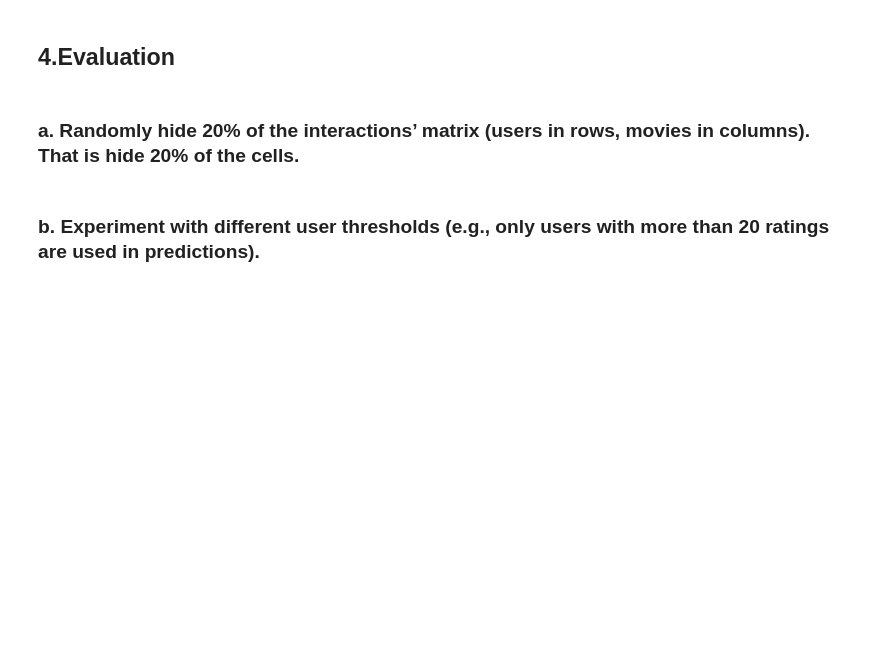
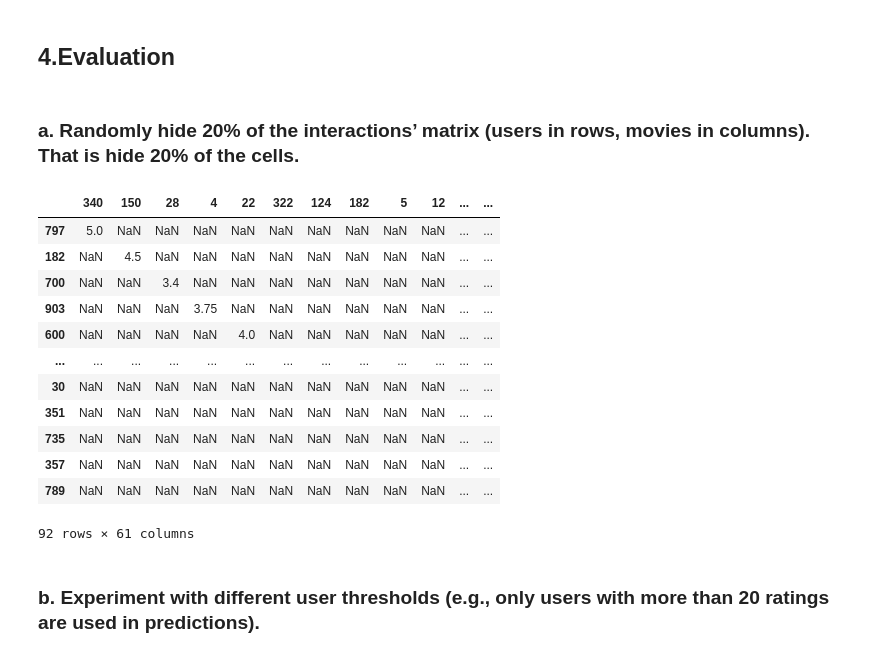
Before and after one commit to NikosKontou/6001-Project, a Jupyter notebook: project.ipynb, the cells around one changed output. Drawn from its saved outputs; the diff is of its cells as text; code cells hidden in the pictures; blank space fills up the shorter version.

```diff
--- a/project.ipynb
+++ b/project.ipynb
@@ -466,6 +558,35 @@ User5     1.0     5.0     5.0     NaN     NaN
 ## 4.Evaluation
 # %% [markdown]
 ### a. Randomly hide 20% of the interactions’ matrix (users in rows, movies in columns). That is hide 20% of the cells.
+# %%
+hiddenData = Find20ofData2Hide(removedOutliers.sample(frac=0.1,random_state=200, axis= 0))
+hiddenData.to_csv('hiddenValuesExport.csv')
+
+predictionData = pd.DataFrame()
+
+for index, row in hiddenData.iterrows():
+    # Check if any value in the row is True
+    if row.any():
+        # row.idxmax()
+        similarUserIds = similarity_matrix[index].drop(index = index).sort_values(ascending = False).head(5)
+        similarUsers = removedOutliers.loc[pd.Series(similarUserIds.index.values)]
+        predictionData.loc[index, row.idxmax()] = similarUsers[row.idxmax()].dropna().mean()
+
+predictionData
+# %% [output]
+|  | 340 | 150 | 28 | 4 | 22 | 322 | 124 | 182 | 5 | 12 | ... | ... |
+| 797 | 5.0 | NaN | NaN | NaN | NaN | NaN | NaN | NaN | NaN | NaN | ... | ... |
+| 182 | NaN | 4.5 | NaN | NaN | NaN | NaN | NaN | NaN | NaN | NaN | ... | ... |
+| 700 | NaN | NaN | 3.4 | NaN | NaN | NaN | NaN | NaN | NaN | NaN | ... | ... |
+| 903 | NaN | NaN | NaN | 3.75 | NaN | NaN | NaN | NaN | NaN | NaN | ... | ... |
+| 600 | NaN | NaN | NaN | NaN | 4.0 | NaN | NaN | NaN | NaN | NaN | ... | ... |
+| ... | ... | ... | ... | ... | ... | ... | ... | ... | ... | ... | ... | ... |
+| 30 | NaN | NaN | NaN | NaN | NaN | NaN | NaN | NaN | NaN | NaN | ... | ... |
+| 351 | NaN | NaN | NaN | NaN | NaN | NaN | NaN | NaN | NaN | NaN | ... | ... |
+| 735 | NaN | NaN | NaN | NaN | NaN | NaN | NaN | NaN | NaN | NaN | ... | ... |
+| 357 | NaN | NaN | NaN | NaN | NaN | NaN | NaN | NaN | NaN | NaN | ... | ... |
+| 789 | NaN | NaN | NaN | NaN | NaN | NaN | NaN | NaN | NaN | NaN | ... | ... |
+92 rows × 61 columns
 # %% [markdown]
 ### b. Experiment with different user thresholds (e.g., only users with more than 20 ratings are used in predictions).
 # %% [markdown]
```
Also changed, not shown: parts of 8 cells of this notebook.
